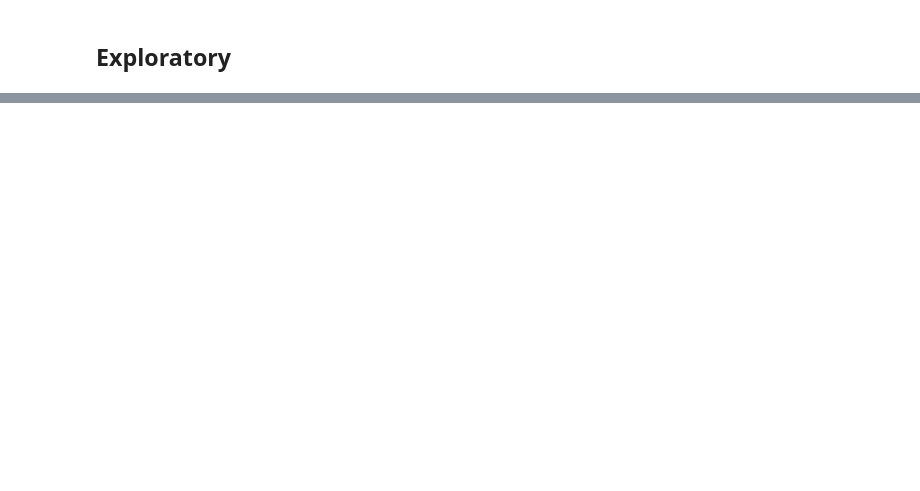
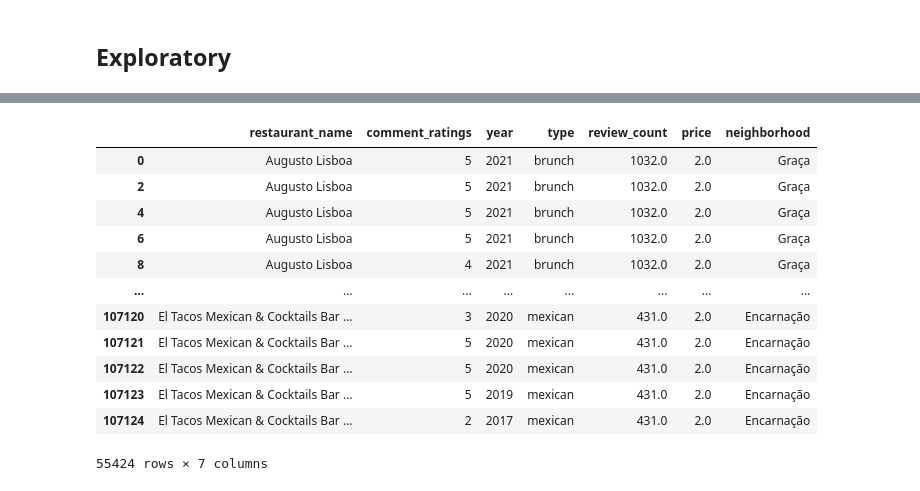
Before and after one commit to MalouO/small_business, a Jupyter notebook: notebooks/2_Exploratory/Reviews.ipynb, the cells around one changed output, grey strips where cells are left out. Cells and saved outputs as stored; diff of their text form; code cells hidden in the pictures; blank space fills up the shorter version.

```diff
--- a/notebooks/2_Exploratory/Reviews.ipynb
+++ b/notebooks/2_Exploratory/Reviews.ipynb
@@ -291,0 +413,17 @@ plt.xticks(rotation = 90);
+# %%
+reviews_only = df_merged[['restaurant_name', 'comment_ratings', 'year', 'type', 'review_count', 'price', 'neighborhood']]
+reviews_only
+# %% [output]
+|  | restaurant_name | comment_ratings | year | type | review_count | price | neighborhood |
+| 0 | Augusto Lisboa | 5 | 2021 | brunch | 1032.0 | 2.0 | Graça |
+| 2 | Augusto Lisboa | 5 | 2021 | brunch | 1032.0 | 2.0 | Graça |
+| 4 | Augusto Lisboa | 5 | 2021 | brunch | 1032.0 | 2.0 | Graça |
+| 6 | Augusto Lisboa | 5 | 2021 | brunch | 1032.0 | 2.0 | Graça |
+| 8 | Augusto Lisboa | 4 | 2021 | brunch | 1032.0 | 2.0 | Graça |
+| ... | ... | ... | ... | ... | ... | ... | ... |
+| 107120 | El Tacos Mexican & Cocktails Bar ... | 3 | 2020 | mexican | 431.0 | 2.0 | Encarnação |
+| 107121 | El Tacos Mexican & Cocktails Bar ... | 5 | 2020 | mexican | 431.0 | 2.0 | Encarnação |
+| 107122 | El Tacos Mexican & Cocktails Bar ... | 5 | 2020 | mexican | 431.0 | 2.0 | Encarnação |
+| 107123 | El Tacos Mexican & Cocktails Bar ... | 5 | 2019 | mexican | 431.0 | 2.0 | Encarnação |
+| 107124 | El Tacos Mexican & Cocktails Bar ... | 2 | 2017 | mexican | 431.0 | 2.0 | Encarnação |
+55424 rows × 7 columns
```
Also changed, not shown: parts of 31 cells of this notebook, 2 other files.
